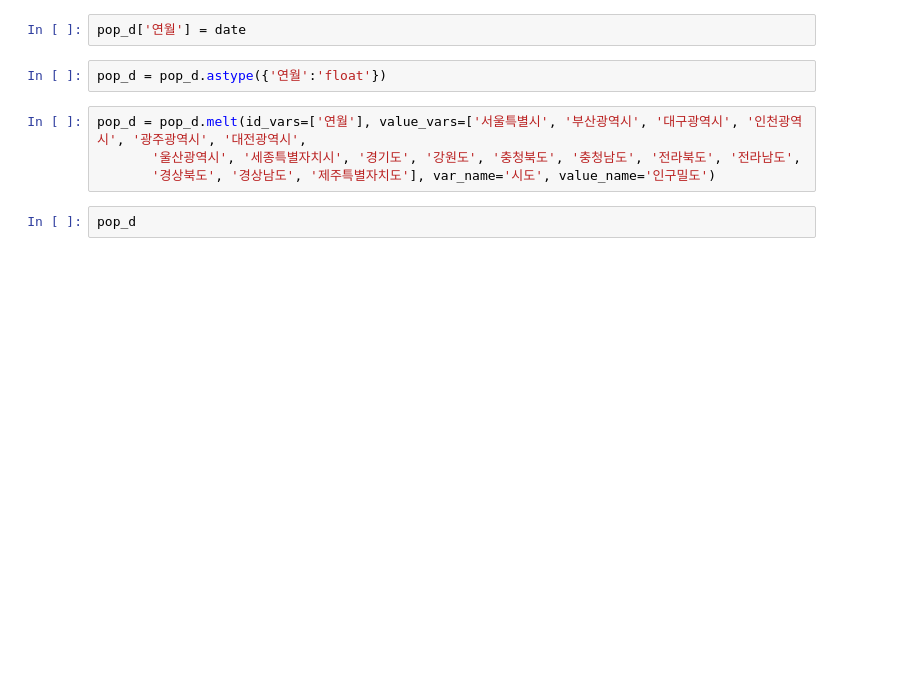
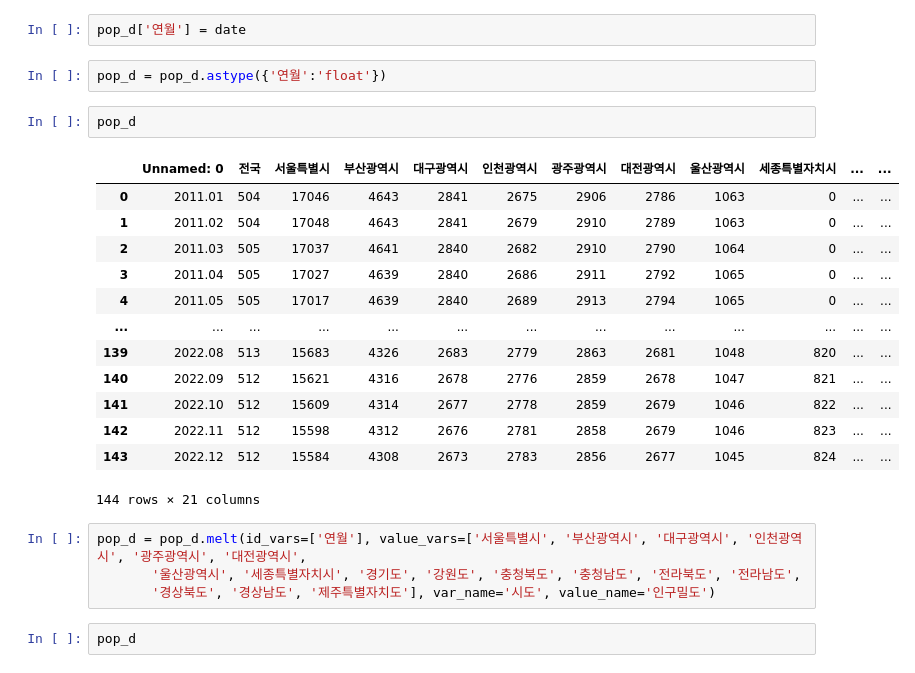
Before and after one commit to ThatHomr/project_2, a Jupyter notebook: project_2_file/ay_sprint2/05_인구밀도_전력_시각화.ipynb, the cells around one changed output. Cells and saved outputs as stored; diff of their text form; blank space fills up the shorter version.

```diff
--- a/project_2_file/ay_sprint2/05_인구밀도_전력_시각화.ipynb
+++ b/project_2_file/ay_sprint2/05_인구밀도_전력_시각화.ipynb
@@ -30,6 +30,22 @@ date
 pop_d['연월'] = date
 # %%
 pop_d = pop_d.astype({'연월':'float'})
+# %%
+pop_d
+# %% [output]
+|  | Unnamed: 0 | 전국 | 서울특별시 | 부산광역시 | 대구광역시 | 인천광역시 | 광주광역시 | 대전광역시 | 울산광역시 | 세종특별자치시 | ... | ... |
+| 0 | 2011.01 | 504 | 17046 | 4643 | 2841 | 2675 | 2906 | 2786 | 1063 | 0 | ... | ... |
+| 1 | 2011.02 | 504 | 17048 | 4643 | 2841 | 2679 | 2910 | 2789 | 1063 | 0 | ... | ... |
+| 2 | 2011.03 | 505 | 17037 | 4641 | 2840 | 2682 | 2910 | 2790 | 1064 | 0 | ... | ... |
+| 3 | 2011.04 | 505 | 17027 | 4639 | 2840 | 2686 | 2911 | 2792 | 1065 | 0 | ... | ... |
+| 4 | 2011.05 | 505 | 17017 | 4639 | 2840 | 2689 | 2913 | 2794 | 1065 | 0 | ... | ... |
+| ... | ... | ... | ... | ... | ... | ... | ... | ... | ... | ... | ... | ... |
+| 139 | 2022.08 | 513 | 15683 | 4326 | 2683 | 2779 | 2863 | 2681 | 1048 | 820 | ... | ... |
+| 140 | 2022.09 | 512 | 15621 | 4316 | 2678 | 2776 | 2859 | 2678 | 1047 | 821 | ... | ... |
+| 141 | 2022.10 | 512 | 15609 | 4314 | 2677 | 2778 | 2859 | 2679 | 1046 | 822 | ... | ... |
+| 142 | 2022.11 | 512 | 15598 | 4312 | 2676 | 2781 | 2858 | 2679 | 1046 | 823 | ... | ... |
+| 143 | 2022.12 | 512 | 15584 | 4308 | 2673 | 2783 | 2856 | 2677 | 1045 | 824 | ... | ... |
+144 rows × 21 columns
 # %%
 pop_d = pop_d.melt(id_vars=['연월'], value_vars=['서울특별시', '부산광역시', '대구광역시', '인천광역시', '광주광역시', '대전광역시',
        '울산광역시', '세종특별자치시', '경기도', '강원도', '충청북도', '충청남도', '전라북도', '전라남도',
```
